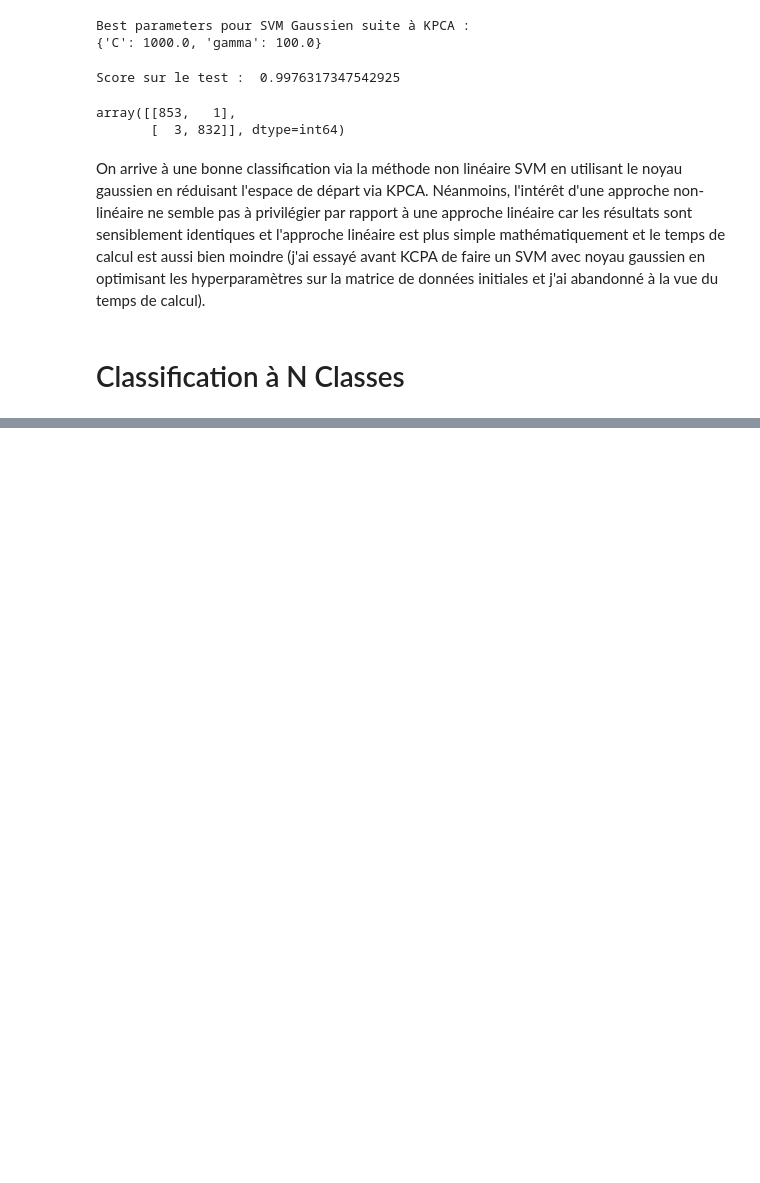
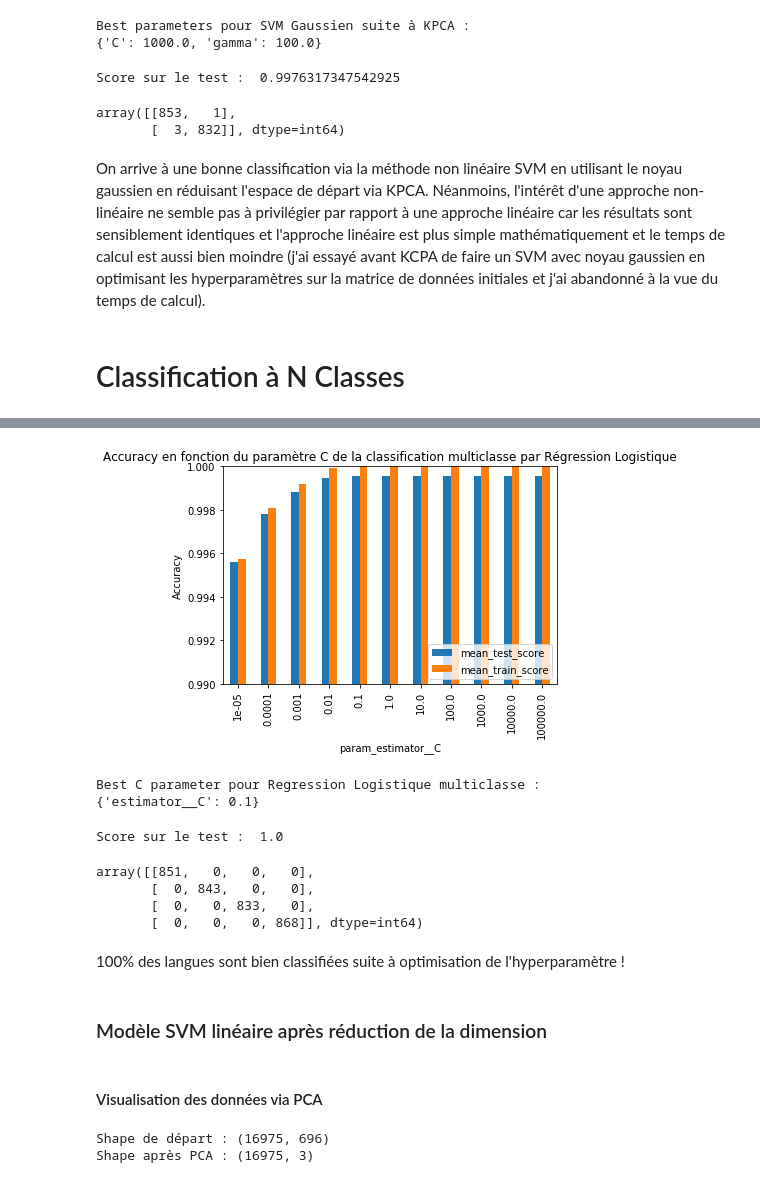
Before and after one commit to anthonymoisan/ClassificationLanguage, a Jupyter notebook: src/Projet_AnalyseLinguistique_AnthonyMoisan.ipynb, the cells around one changed output, grey strips where cells are left out. Cells and saved outputs as stored; diff of their text form; code cells hidden in the pictures; blank space fills up the shorter version.

Commit message:
Classification N classes

```diff
--- a/src/Projet_AnalyseLinguistique_AnthonyMoisan.ipynb
+++ b/src/Projet_AnalyseLinguistique_AnthonyMoisan.ipynb
@@ -858,0 +877,2 @@ On arrive à une bonne classification via la méthode non linéaire SVM en utili
+# %%
+X,y = BuildFeatureAndTarget()
@@ -858,0 +886,6 @@ On arrive à une bonne classification via la méthode non linéaire SVM en utili
+# %%
+X_Train, X_Test, y_Train, y_Test = train_test_split(X, y, test_size=0.2, random_state=123)
+print("Taille de X_train : " + str(X_Train.shape))
+print("Taille de y_Train : " + str(y_Train.shape))
+print("Taille de X_test : " + str(X_Test.shape))
+print("Taille de y_Test : " + str(y_Test.shape))
@@ -858,0 +903,17 @@ On arrive à une bonne classification via la méthode non linéaire SVM en utili
+# %%
+from sklearn.multiclass import OneVsRestClassifier
+from sklearn.model_selection import GridSearchCV
+from sklearn.linear_model import LogisticRegression
+
+# grille de valeurs
+modele = OneVsRestClassifier(LogisticRegression())
+
+params = {"estimator__C": np.logspace(-5, 5, 11) }
+model_tunning = GridSearchCV(
+    estimator = modele,
+    param_grid= params,
+    scoring="accuracy",
+    cv=5,
+    n_jobs=-1,
+    return_train_score=True)
+model_tunning.fit(X_Train,y_Train)
@@ -858,0 +938,53 @@ On arrive à une bonne classification via la méthode non linéaire SVM en utili
+# %%
+df_OnevsAll_LogisticRegression_CV_results = pd.DataFrame(model_tunning.cv_results_)
+df_OnevsAll_LogisticRegression_CV_results.set_index(["param_estimator__C"])[["mean_test_score",
+                                      "mean_train_score"]].plot(
+                                          kind="bar", ylim=(0.99, 1))
+plt.ylabel("Accuracy")
+plt.title("Accuracy en fonction du paramètre C de la classification multiclasse par Régression Logistique")
+plt.legend(loc="lower right")
+plt.show()
+# %% [output]
+[figure, added]
+# %%
+print("Best C parameter pour Regression Logistique multiclasse : ")
+print(model_tunning.best_params_)
+# %% [output]
+Best C parameter pour Regression Logistique multiclasse :
+{'estimator__C': 0.1}
+# %%
+print("Score sur le test : ", model_tunning.score(X_Test,y_Test))
+# %% [output]
+Score sur le test :  1.0
+# %%
+y_TestPredicted = model_tunning.predict(X_Test)
+confusion_matrix(y_Test, y_TestPredicted)
+# %% [output]
+array([[851,   0,   0,   0],
+       [  0, 843,   0,   0],
+       [  0,   0, 833,   0],
+       [  0,   0,   0, 868]], dtype=int64)
+# %% [markdown]
+100% des langues sont bien classifiées suite à optimisation de l'hyperparamètre !
+# %% [markdown]
+### Modèle SVM linéaire après réduction de la dimension
+# %% [markdown]
+#### Visualisation des données via PCA
+# %%
+from sklearn.preprocessing import StandardScaler
+from sklearn.decomposition import PCA
+
+#Normalisation des données : centrage et réduction
+scaler = StandardScaler()
+X_scaled = scaler.fit_transform(X)
+
+#Application de la PCA
+pca = PCA(n_components=3, random_state=0)
+pca.fit(X_scaled)
+X_pca = pca.transform(X_scaled)
+
+print("Shape de départ : {}".format(str(X_scaled.shape)))
+print("Shape après PCA : {}".format(str(X_pca.shape)))
+# %% [output]
+Shape de départ : (16975, 696)
+Shape après PCA : (16975, 3)
```
Also changed, not shown: parts of 41 cells of this notebook.
